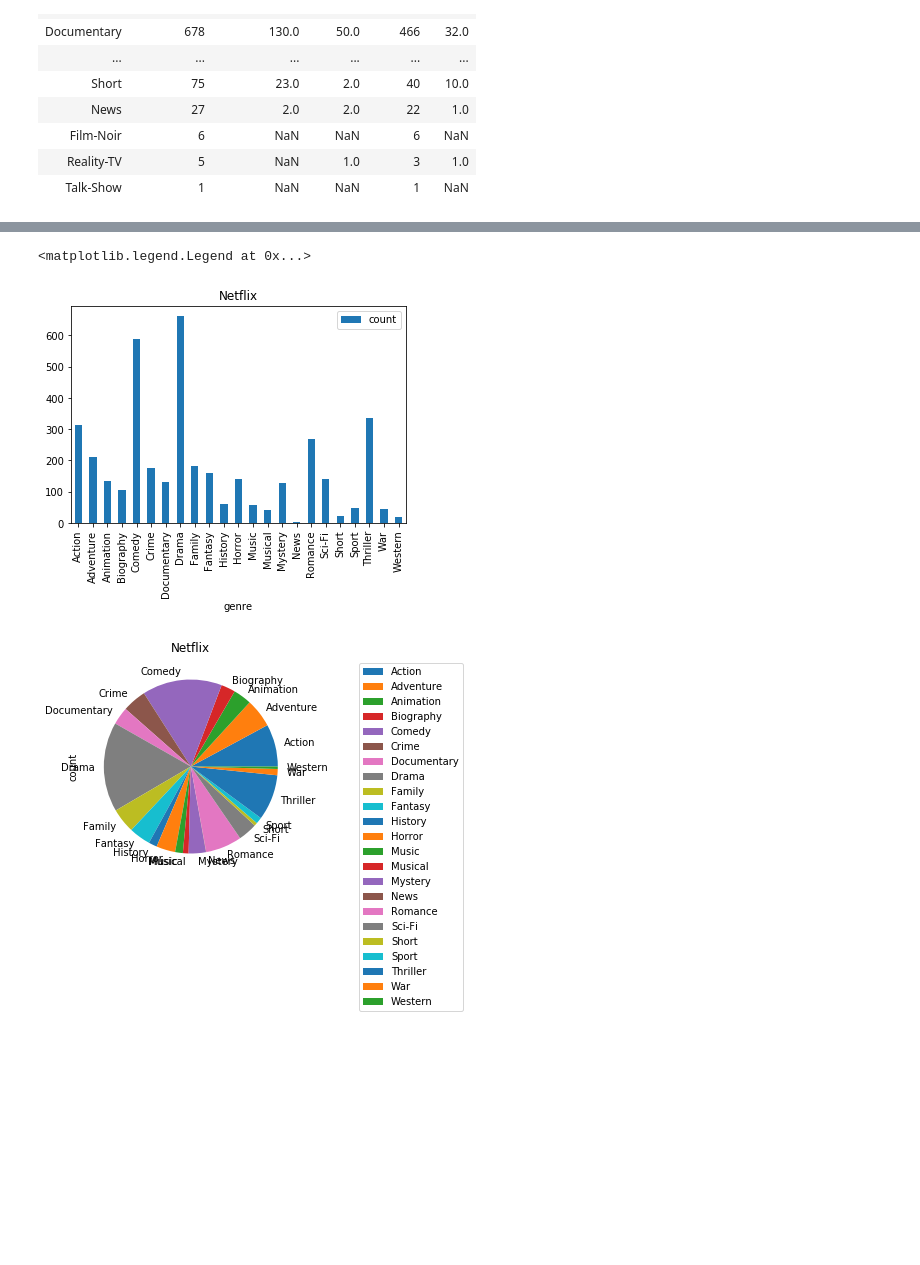
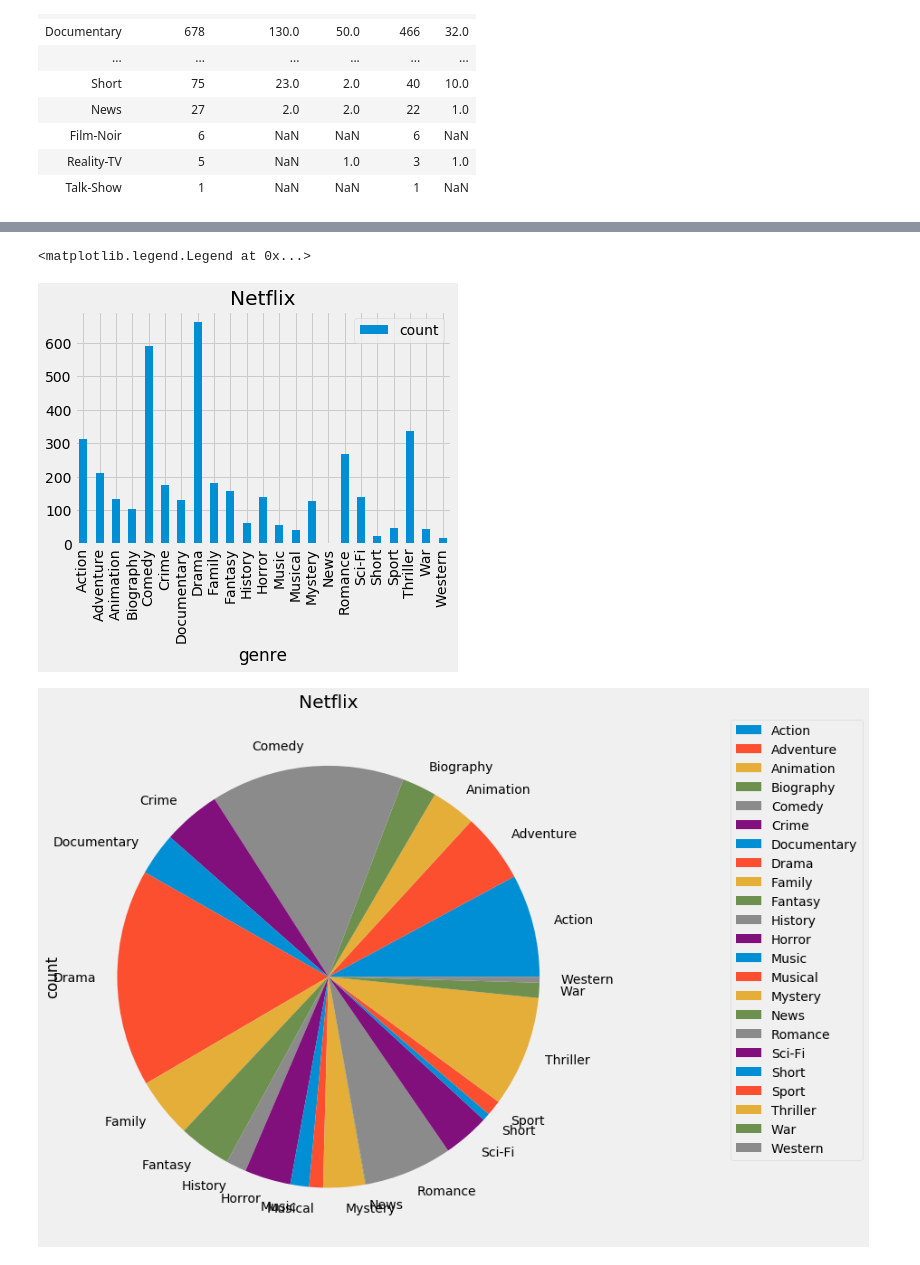
Before and after one commit to RoLDT/project-one-nesfils, a Jupyter notebook: Edwin.ipynb, the cells around one changed output, grey strips where cells are left out. Saved outputs shown, nothing was run; the diff lists cells and outputs as text; code cells hidden in the pictures; blank space fills up the shorter version.

```diff
--- a/Edwin.ipynb
+++ b/Edwin.ipynb
@@ -270,6 +270,7 @@ df_merge4.sort_values(by="count_Total",ascending=False)
 | Talk-Show | 1 | NaN | NaN | 1 | NaN |
 # %%
 TotalPlot = genre_count_Total.plot.bar(rot=90)
+plt.style.use("fivethirtyeight")
 plt.title("Total")
 TotalPlot = genre_count_Total.plot.pie(subplots=True,figsize=(10,10))
 plt.title("Total")
@@ -281,12 +282,13 @@ plt.legend(bbox_to_anchor=(1.25,1),loc="upper left")
 # %%
 netflixPlot = genre_count_Netflix.plot.bar(rot=90)
+plt.style.use("fivethirtyeight")
 plt.title("Netflix")
 netflixPlot = genre_count_Netflix.plot.pie(subplots=True,figsize=(10,10))
 plt.title("Netflix")
 plt.legend(bbox_to_anchor=(1.25,1),loc="upper left")
 # %% [output]
 <matplotlib.legend.Legend at 0x...>
-[figure, old version]
+[figure, new version]
-[figure, old version]
+[figure, new version]
 # %%
 primePlot = genre_count_Prime.plot.bar(rot=90)
```
Also changed, not shown: parts of 4 cells of this notebook.
